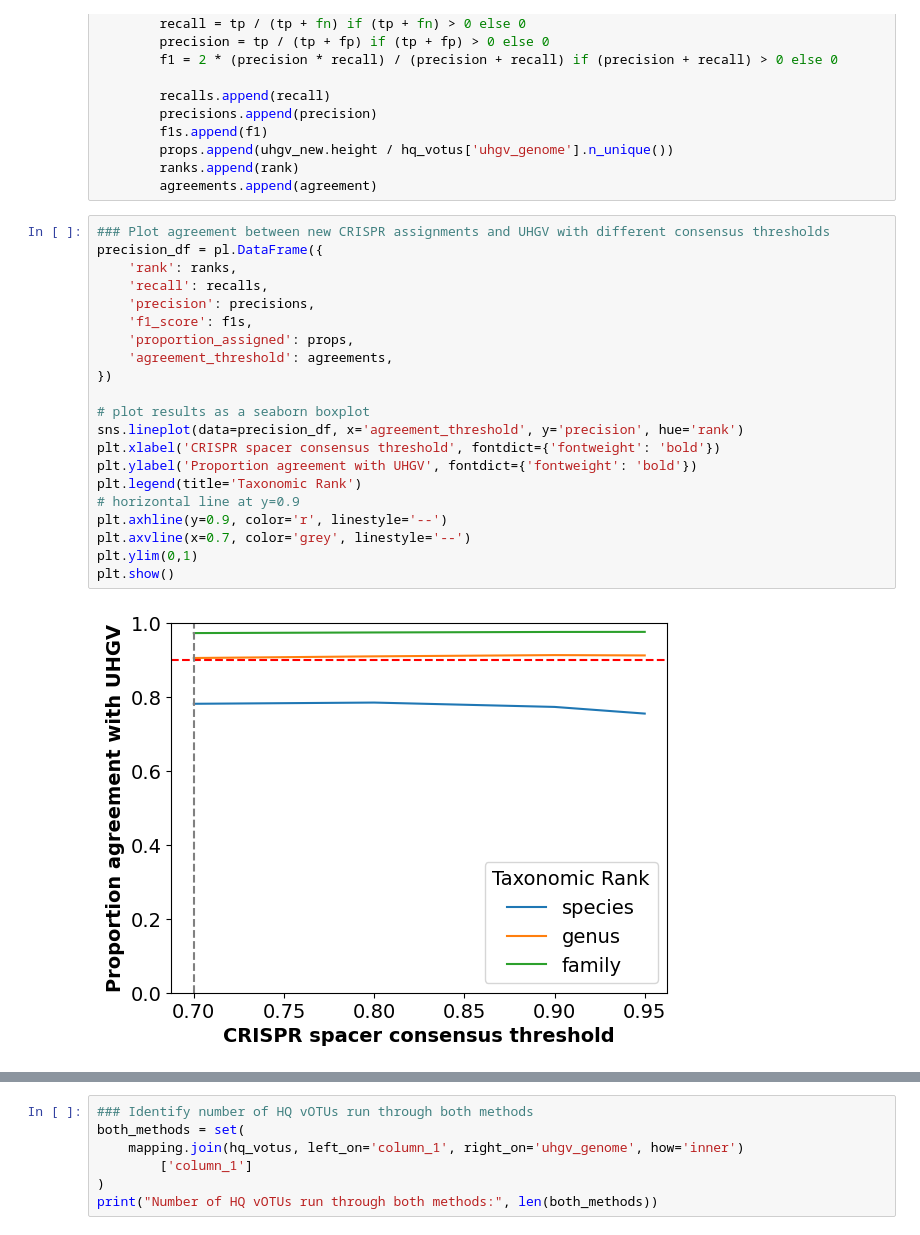
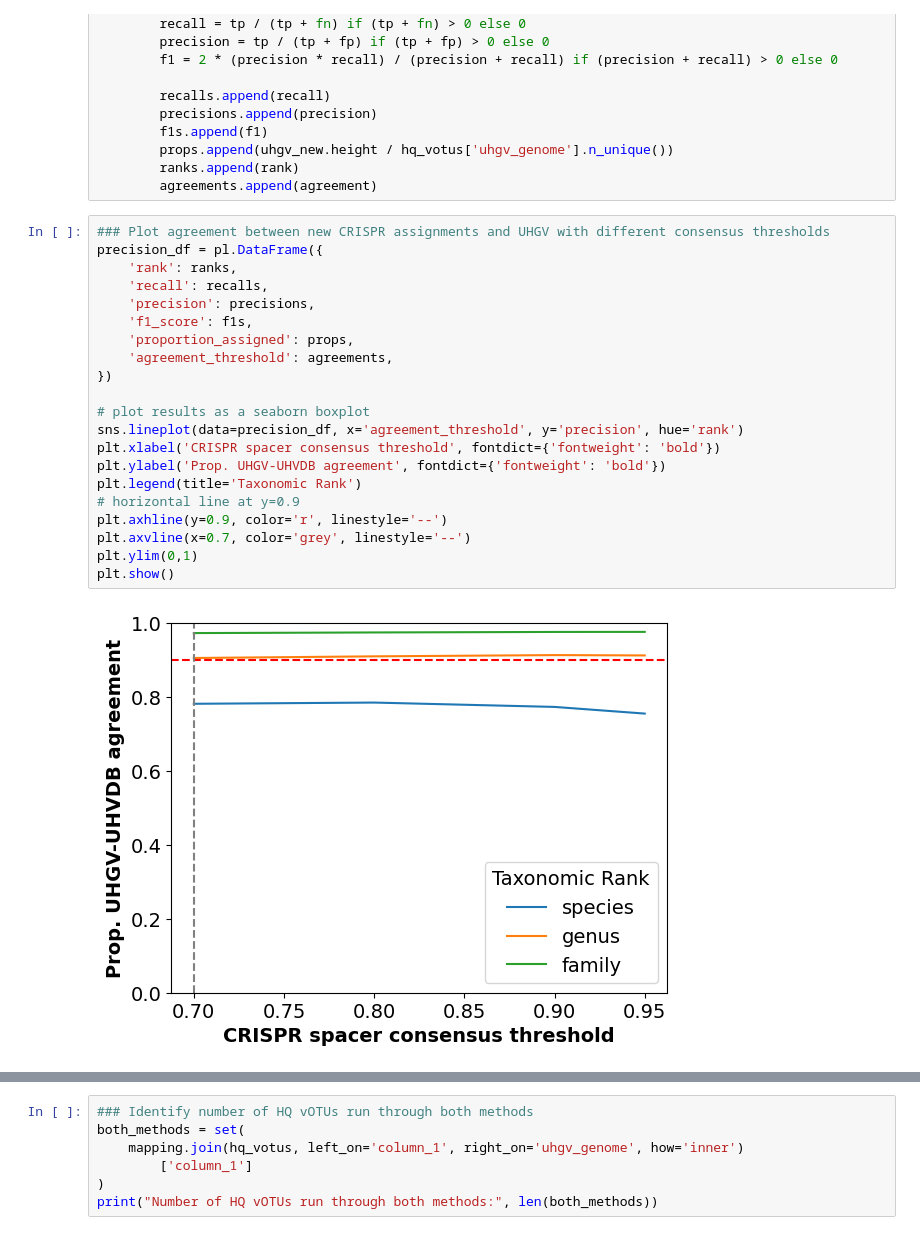
Before and after one commit to UHVDB/uhvdb-manuscript, a Jupyter notebook: figure_s11/figure_s11d.ipynb, the cells around one changed output, grey strips where cells are left out. Drawn from its saved outputs; the diff is of its cells as text.

```diff
--- a/figure_s11/figure_s11d.ipynb
+++ b/figure_s11/figure_s11d.ipynb
@@ -125,26 +113,26 @@ for rank in ['species', 'genus', 'family']:#, 'phylum']:#, 'order', 'class', 'ph
 # %%
 ### Plot agreement between new CRISPR assignments and UHGV with different consensus thresholds
 precision_df = pl.DataFrame({
     'rank': ranks,
     'recall': recalls,
     'precision': precisions,
     'f1_score': f1s,
     'proportion_assigned': props,
     'agreement_threshold': agreements,
 })
 
 # plot results as a seaborn boxplot
 sns.lineplot(data=precision_df, x='agreement_threshold', y='precision', hue='rank')
 plt.xlabel('CRISPR spacer consensus threshold', fontdict={'fontweight': 'bold'})
-plt.ylabel('Proportion agreement with UHGV', fontdict={'fontweight': 'bold'})
+plt.ylabel('Prop. UHGV-UHVDB agreement', fontdict={'fontweight': 'bold'})
 plt.legend(title='Taxonomic Rank')
 # horizontal line at y=0.9
 plt.axhline(y=0.9, color='r', linestyle='--')
 plt.axvline(x=0.7, color='grey', linestyle='--')
 plt.ylim(0,1)
 plt.show()
 # %% [output]
-[figure, old version]
+[figure, new version]
 # %%
 ### Calculate agreement between new CRISPR assignments and UHGV with different consensus thresholds
 recalls = []
```
Also changed, not shown: parts of 5 cells of this notebook, 1 other file.
